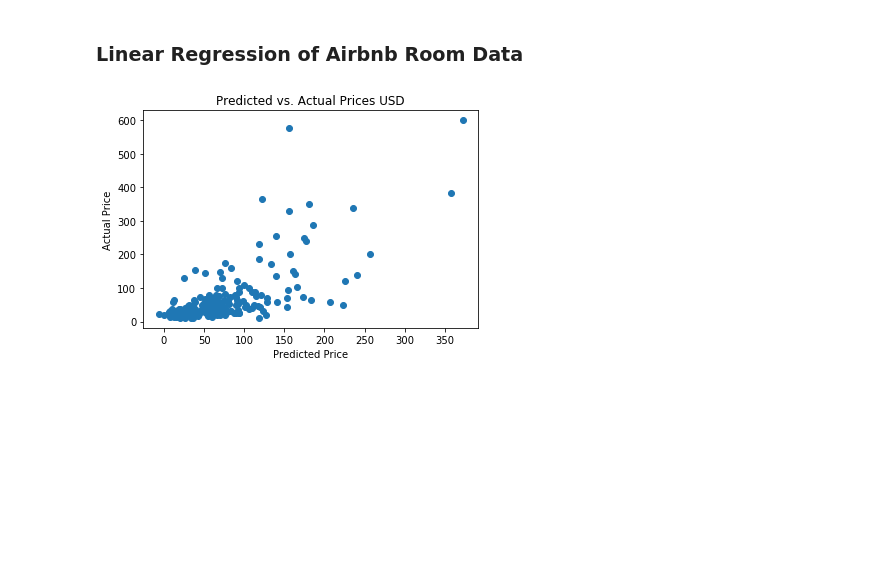
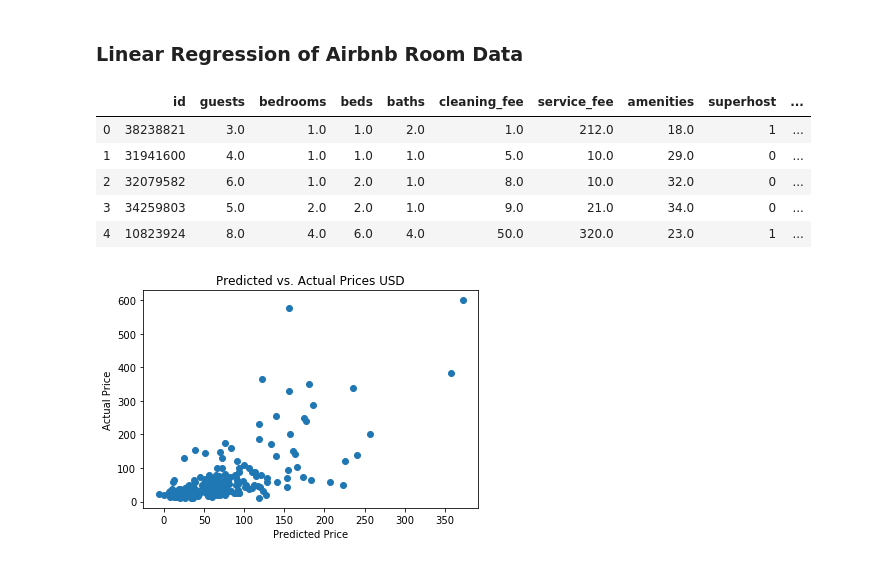
Before and after one commit to scottkds/metis_project2, a Jupyter notebook: notebooks/Linear_Regression_MVP.ipynb, the cells around one changed output. Drawn from its saved outputs; the diff is of its cells as text; code cells hidden in the pictures; blank space fills up the shorter version.

```diff
--- a/notebooks/Linear_Regression_MVP.ipynb
+++ b/notebooks/Linear_Regression_MVP.ipynb
@@ -35,3 +35,12 @@ def replace_zeroes(series):
 rooms = pd.read_csv('../data/bogota-clean-10-06-2019--20-16-39.csv')
 rooms['cleaning_fee'] = replace_zeroes(rooms.cleaning_fee)
 rooms['beds'] = replace_zeroes(rooms.beds)
+# %%
+rooms.head()
+# %% [output]
+|  | id | guests | bedrooms | beds | baths | cleaning_fee | service_fee | amenities | superhost | ... |
+| 0 | 38238821 | 3.0 | 1.0 | 1.0 | 2.0 | 1.0 | 212.0 | 18.0 | 1 | ... |
+| 1 | 31941600 | 4.0 | 1.0 | 1.0 | 1.0 | 5.0 | 10.0 | 29.0 | 0 | ... |
+| 2 | 32079582 | 6.0 | 1.0 | 2.0 | 1.0 | 8.0 | 10.0 | 32.0 | 0 | ... |
+| 3 | 34259803 | 5.0 | 2.0 | 2.0 | 1.0 | 9.0 | 21.0 | 34.0 | 0 | ... |
+| 4 | 10823924 | 8.0 | 4.0 | 6.0 | 4.0 | 50.0 | 320.0 | 23.0 | 1 | ... |
```
Also changed, not shown: parts of 18 cells of this notebook, 3 other files.
